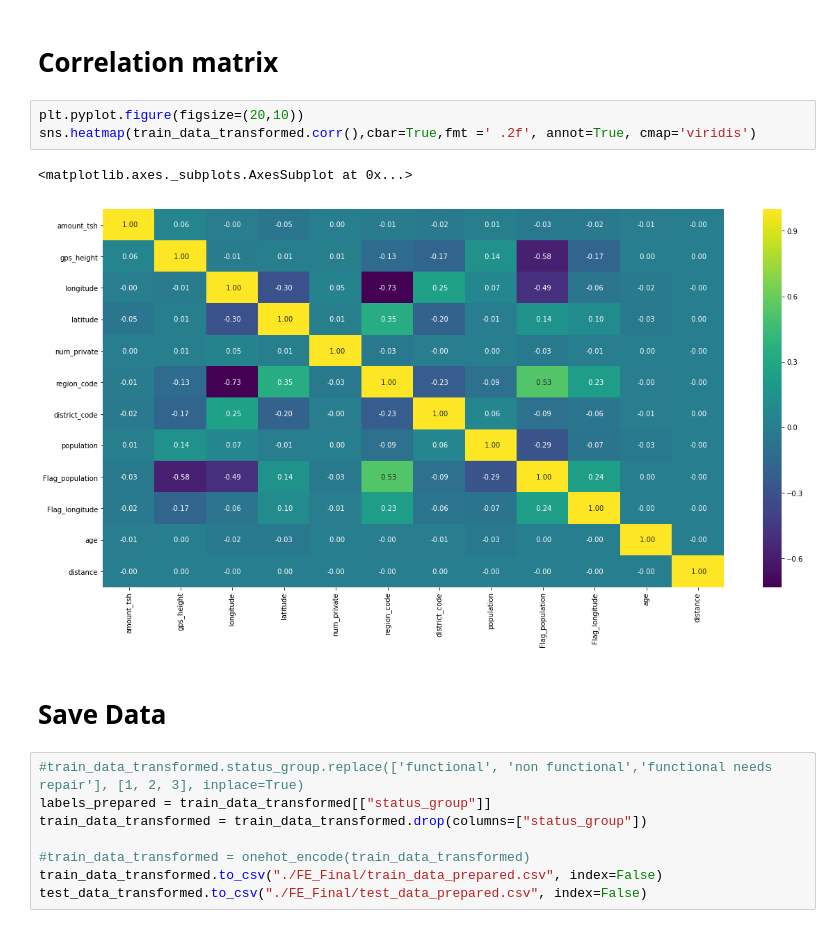
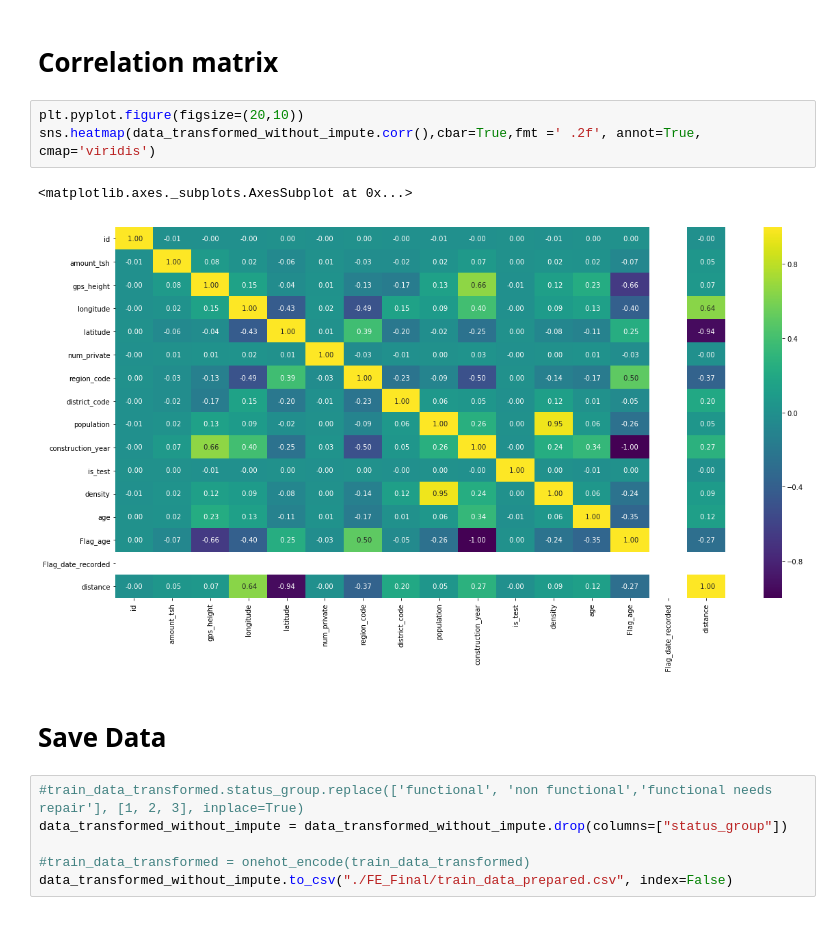
Before and after one commit to mradazoury/Pump_it_Up_ML_project, a Jupyter notebook: 2. Data Preperation & FE.ipynb, the cells around one changed output. Cells and saved outputs as stored; diff of their text form.

```diff
--- a/2. Data Preperation & FE.ipynb
+++ b/2. Data Preperation & FE.ipynb
@@ -211,17 +211,15 @@ data_transformed_without_impute = pd.read_csv("FE_steps/5 train_data_NOIMPUTE_ag
 # Correlation matrix
 # %%
 plt.pyplot.figure(figsize=(20,10))
-sns.heatmap(train_data_transformed.corr(),cbar=True,fmt =' .2f', annot=True, cmap='viridis')
+sns.heatmap(data_transformed_without_impute.corr(),cbar=True,fmt =' .2f', annot=True, cmap='viridis')
 # %% [output]
 <matplotlib.axes._subplots.AxesSubplot at 0x...>
-[figure, old version]
+[figure, new version]
 # %% [markdown]
 #  Save Data
 # %%
 #train_data_transformed.status_group.replace(['functional', 'non functional','functional needs repair'], [1, 2, 3], inplace=True)
-labels_prepared = train_data_transformed[["status_group"]]
-train_data_transformed = train_data_transformed.drop(columns=["status_group"])
+data_transformed_without_impute = data_transformed_without_impute.drop(columns=["status_group"])
 
 #train_data_transformed = onehot_encode(train_data_transformed)
-train_data_transformed.to_csv("./FE_Final/train_data_prepared.csv", index=False)
-test_data_transformed.to_csv("./FE_Final/test_data_prepared.csv", index=False)
+data_transformed_without_impute.to_csv("./FE_Final/train_data_prepared.csv", index=False)
```
Also changed, not shown: parts of 1 cell of this notebook, 9 other files.
